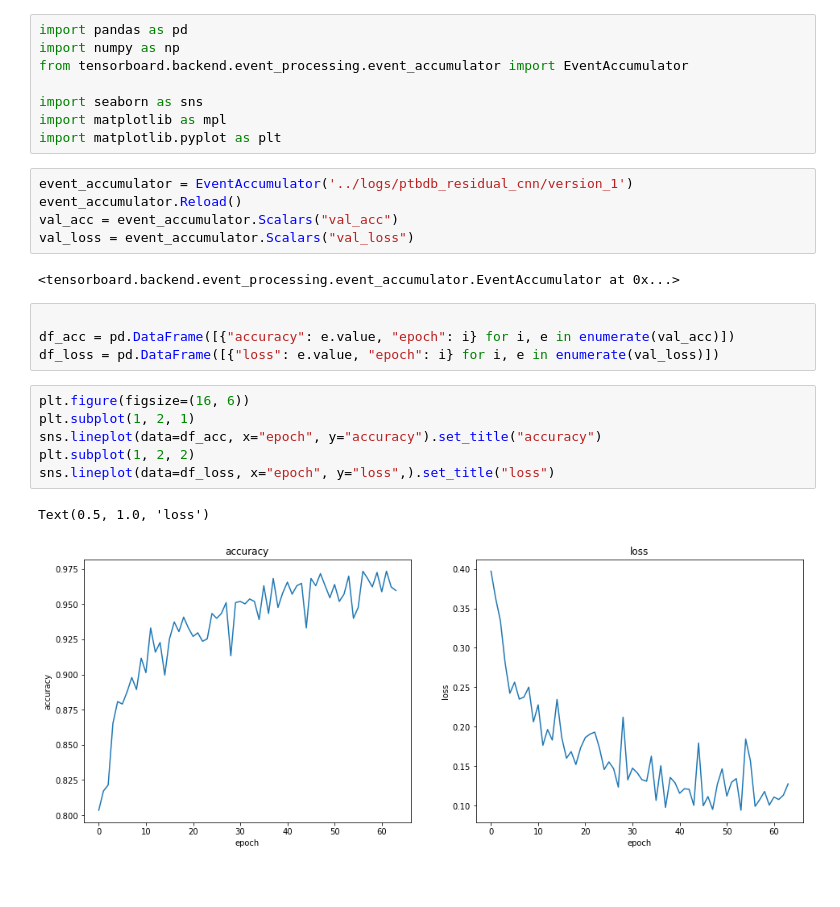
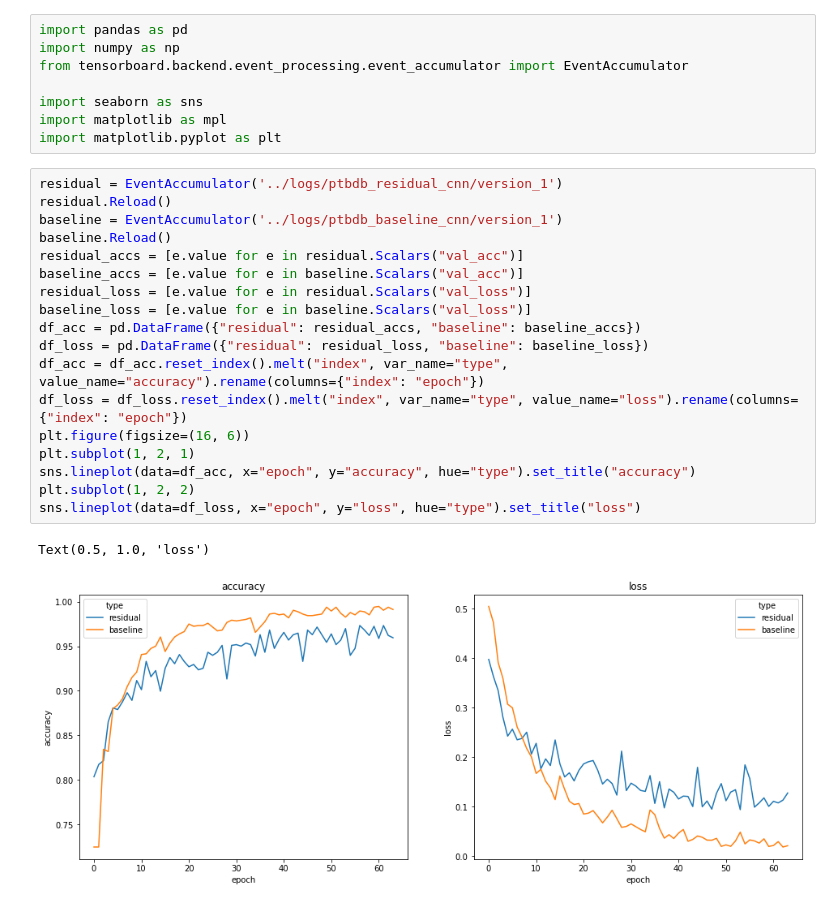
Before and after one commit to neffjulian/MLfHC-Project-1, a Jupyter notebook: notebooks/results_visualization.ipynb, the cells around one changed output. Cells and saved outputs as stored; diff of their text form; blank space fills up the shorter version.

```diff
--- a/notebooks/results_visualization.ipynb
+++ b/notebooks/results_visualization.ipynb
@@ -6,26 +6,27 @@ from tensorboard.backend.event_processing.event_accumulator import EventAccumula
 import seaborn as sns
 import matplotlib as mpl
 import matplotlib.pyplot as plt
-# %%
-event_accumulator = EventAccumulator('../logs/ptbdb_residual_cnn/version_1')
-event_accumulator.Reload()
-val_acc = event_accumulator.Scalars("val_acc")
-val_loss = event_accumulator.Scalars("val_loss")
-# %% [output]
-<tensorboard.backend.event_processing.event_accumulator.EventAccumulator at 0x...>
-# %%
-
-df_acc = pd.DataFrame([{"accuracy": e.value, "epoch": i} for i, e in enumerate(val_acc)])
-df_loss = pd.DataFrame([{"loss": e.value, "epoch": i} for i, e in enumerate(val_loss)])
-# %%
-plt.figure(figsize=(16, 6))
-plt.subplot(1, 2, 1)
-sns.lineplot(data=df_acc, x="epoch", y="accuracy").set_title("accuracy")
-plt.subplot(1, 2, 2)
-sns.lineplot(data=df_loss, x="epoch", y="loss",).set_title("loss")
-# %% [output]
-Text(0.5, 1.0, 'loss')
-[figure, removed]
+# %%
+residual = EventAccumulator('../logs/ptbdb_residual_cnn/version_1')
+residual.Reload()
+baseline = EventAccumulator('../logs/ptbdb_baseline_cnn/version_1')
+baseline.Reload()
+residual_accs = [e.value for e in residual.Scalars("val_acc")]
+baseline_accs = [e.value for e in baseline.Scalars("val_acc")]
+residual_loss = [e.value for e in residual.Scalars("val_loss")]
+baseline_loss = [e.value for e in baseline.Scalars("val_loss")]
+df_acc = pd.DataFrame({"residual": residual_accs, "baseline": baseline_accs})
+df_loss = pd.DataFrame({"residual": residual_loss, "baseline": baseline_loss})
+df_acc = df_acc.reset_index().melt("index", var_name="type", value_name="accuracy").rename(columns={"index": "epoch"})
+df_loss = df_loss.reset_index().melt("index", var_name="type", value_name="loss").rename(columns={"index": "epoch"})
+plt.figure(figsize=(16, 6))
+plt.subplot(1, 2, 1)
+sns.lineplot(data=df_acc, x="epoch", y="accuracy", hue="type").set_title("accuracy")
+plt.subplot(1, 2, 2)
+sns.lineplot(data=df_loss, x="epoch", y="loss", hue="type").set_title("loss")
+# %% [output]
+Text(0.5, 1.0, 'loss')
+[figure, added]
 # %%
 balanced = EventAccumulator('../logs/mitbih_balanced_baseline_cnn/version_1')
 unbalanced = EventAccumulator('../logs/mitbih_unbalanced_baseline_cnn/version_0')
```
Also changed, not shown: parts of 1 cell of this notebook, 2 other files.
